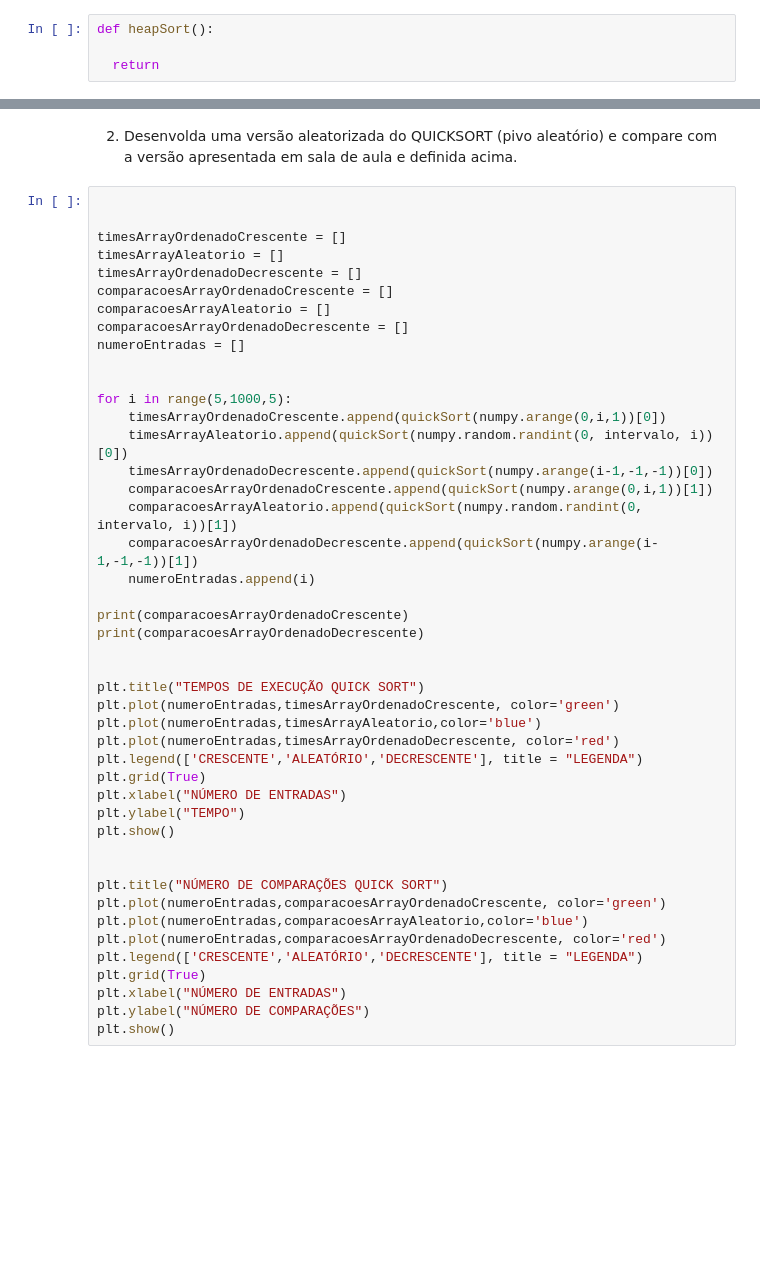
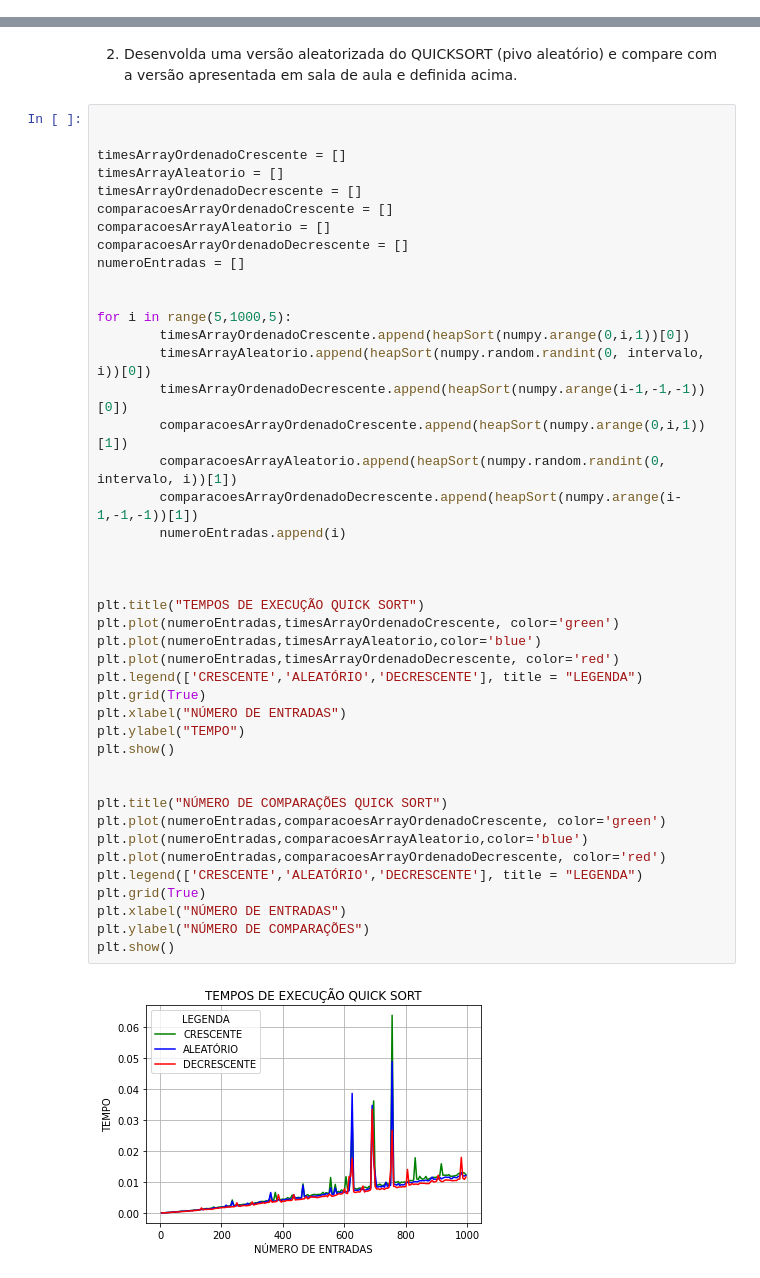
Before and after one commit to fabioVitorTavares/EFC1-GCC253---Complexidade-e-Projeto-de-Algoritmos, a Jupyter notebook: EFC1_GCC_253.ipynb, the cells around one changed output, grey strips where cells are left out. Saved outputs shown, nothing was run; the diff lists cells and outputs as text; blank space fills up the shorter version.

```diff
--- a/EFC1_GCC_253.ipynb
+++ b/EFC1_GCC_253.ipynb
@@ -128,7 +128,3 @@ def boobleSort(arr):
     return time.time() - ti, c
 # %% [markdown]
 ## Heap Sort
-# %%
-def heapSort():
-
-  return
@@ -261,39 +290,39 @@ timesArrayOrdenadoDecrescente = []
 comparacoesArrayOrdenadoCrescente = []
 comparacoesArrayAleatorio = []
 comparacoesArrayOrdenadoDecrescente = []
 numeroEntradas = []
 
 
 for i in range(5,1000,5):
-    timesArrayOrdenadoCrescente.append(quickSort(numpy.arange(0,i,1))[0])
-    timesArrayAleatorio.append(quickSort(numpy.random.randint(0, intervalo, i))[0])
-    timesArrayOrdenadoDecrescente.append(quickSort(numpy.arange(i-1,-1,-1))[0])
-    comparacoesArrayOrdenadoCrescente.append(quickSort(numpy.arange(0,i,1))[1])
-    comparacoesArrayAleatorio.append(quickSort(numpy.random.randint(0, intervalo, i))[1])
-    comparacoesArrayOrdenadoDecrescente.append(quickSort(numpy.arange(i-1,-1,-1))[1])
-    numeroEntradas.append(i)
+        timesArrayOrdenadoCrescente.append(heapSort(numpy.arange(0,i,1))[0])
+        timesArrayAleatorio.append(heapSort(numpy.random.randint(0, intervalo, i))[0])
+        timesArrayOrdenadoDecrescente.append(heapSort(numpy.arange(i-1,-1,-1))[0])
+        comparacoesArrayOrdenadoCrescente.append(heapSort(numpy.arange(0,i,1))[1])
+        comparacoesArrayAleatorio.append(heapSort(numpy.random.randint(0, intervalo, i))[1])
+        comparacoesArrayOrdenadoDecrescente.append(heapSort(numpy.arange(i-1,-1,-1))[1])
+        numeroEntradas.append(i)
 
-print(comparacoesArrayOrdenadoCrescente)
-print(comparacoesArrayOrdenadoDecrescente)
 
 
 plt.title("TEMPOS DE EXECUÇÃO QUICK SORT")
 plt.plot(numeroEntradas,timesArrayOrdenadoCrescente, color='green')
 plt.plot(numeroEntradas,timesArrayAleatorio,color='blue')
 plt.plot(numeroEntradas,timesArrayOrdenadoDecrescente, color='red')
 plt.legend(['CRESCENTE','ALEATÓRIO','DECRESCENTE'], title = "LEGENDA")
 plt.grid(True)
 plt.xlabel("NÚMERO DE ENTRADAS")
 plt.ylabel("TEMPO")
 plt.show()
 
 
 plt.title("NÚMERO DE COMPARAÇÕES QUICK SORT")
 plt.plot(numeroEntradas,comparacoesArrayOrdenadoCrescente, color='green')
 plt.plot(numeroEntradas,comparacoesArrayAleatorio,color='blue')
 plt.plot(numeroEntradas,comparacoesArrayOrdenadoDecrescente, color='red')
 plt.legend(['CRESCENTE','ALEATÓRIO','DECRESCENTE'], title = "LEGENDA")
 plt.grid(True)
 plt.xlabel("NÚMERO DE ENTRADAS")
 plt.ylabel("NÚMERO DE COMPARAÇÕES")
 plt.show()
+# %% [output]
+[figure, added]
```
Also changed, not shown: parts of 5 cells of this notebook.
